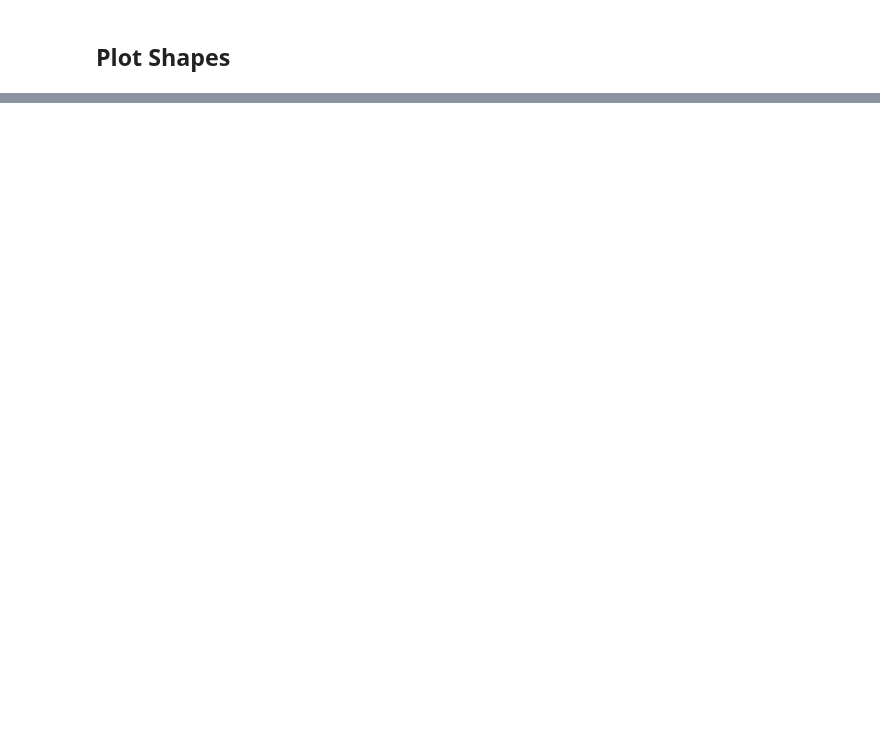
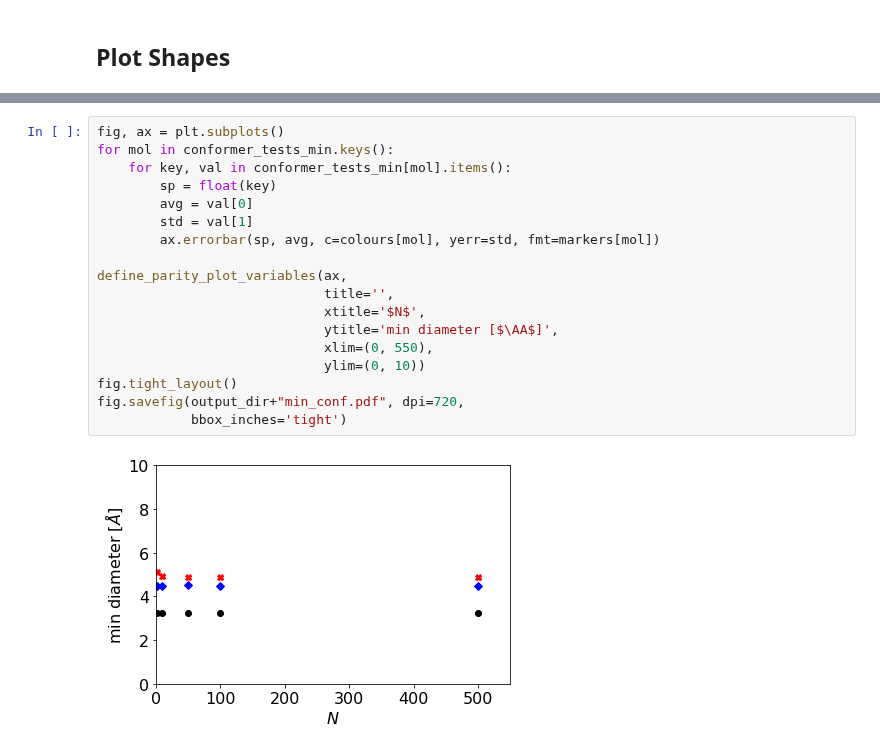
Before and after one commit to andrewtarzia/enzyme_screen, a Jupyter notebook: rdkit_testing.ipynb, the cells around one changed output, grey strips where cells are left out. Drawn from its saved outputs; the diff is of its cells as text; blank space fills up the shorter version.

Commit message:
implemented ellipsoid function and tested effect of conformer no, spacing and vdw scale

```diff
--- a/rdkit_testing.ipynb
+++ b/rdkit_testing.ipynb
@@ -526,0 +467,20 @@ fig.savefig(output_dir+"shape.pdf", dpi=720,
+# %%
+fig, ax = plt.subplots()
+for mol in conformer_tests_min.keys():
+    for key, val in conformer_tests_min[mol].items():
+        sp = float(key)
+        avg = val[0]
+        std = val[1]
+        ax.errorbar(sp, avg, c=colours[mol], yerr=std, fmt=markers[mol])
+
+define_parity_plot_variables(ax,
+                             title='',
+                             xtitle='$N$',
+                             ytitle='min diameter [$\AA$]',
+                             xlim=(0, 550),
+                             ylim=(0, 10))
+fig.tight_layout()
+fig.savefig(output_dir+"min_conf.pdf", dpi=720,
+            bbox_inches='tight')
+# %% [output]
+[figure, added]
```
Also changed, not shown: parts of 22 cells of this notebook, 2 other files.
